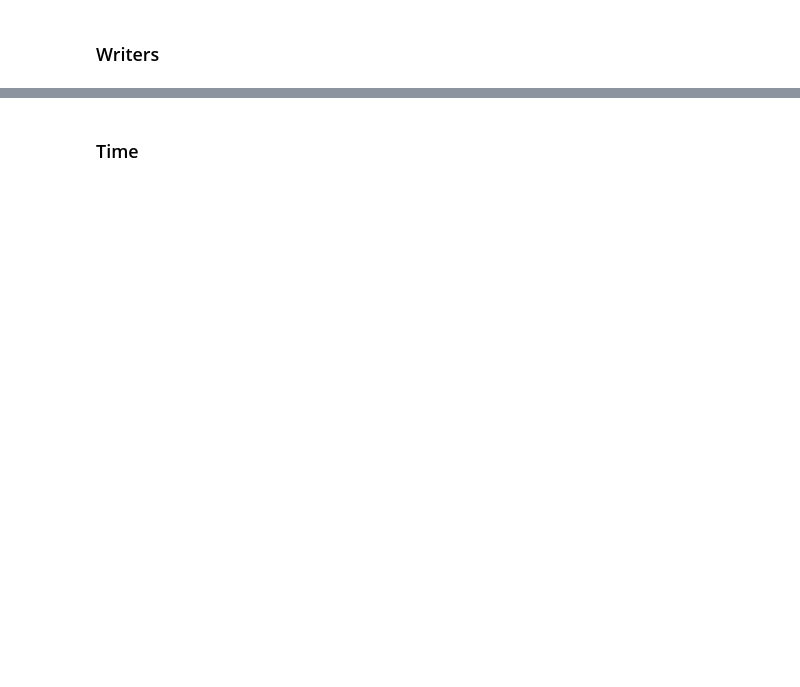
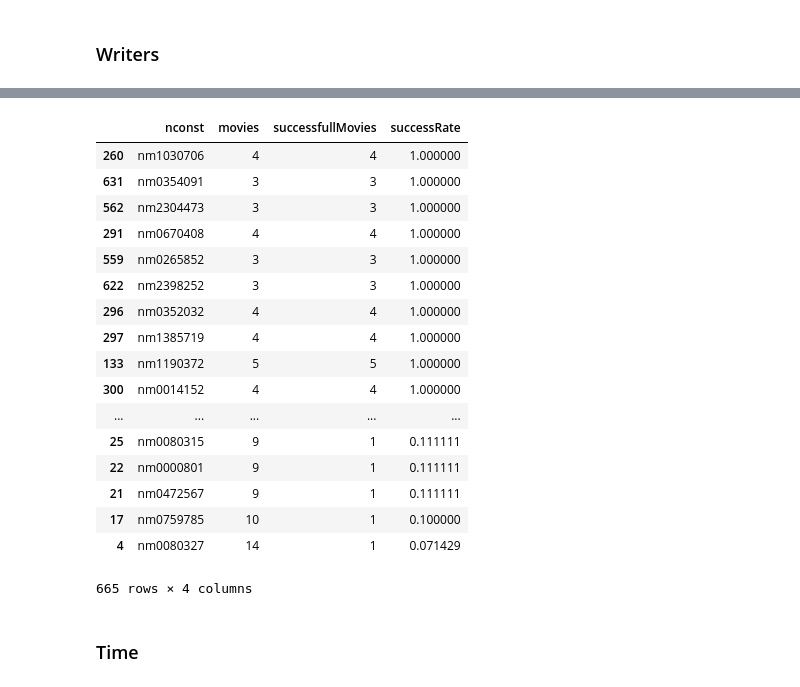
Before and after one commit to philipohlund/2IS063_project, a Jupyter notebook: Data Mining Project.ipynb, the cells around one changed output, grey strips where cells are left out. Saved outputs shown, nothing was run; the diff lists cells and outputs as text; code cells hidden in the pictures; blank space fills up the shorter version.

```diff
--- a/Data Mining Project.ipynb
+++ b/Data Mining Project.ipynb
@@ -293,9 +735,28 @@ writers
 # %%
 for i, row in writers.iterrows():
-    writers.at[i, 'SuccessRate'] = writers.at[i, 'SuccessfullMovies'] / writers.at[i, 'Movies']
+    writers.at[i, 'successRate'] = writers.at[i, 'successfullMovies'] / writers.at[i, 'movies']
 
-writers = writers[writers.Movies >= 3]
-writers.sort_values(by='SuccessRate', ascending=0)
+writers = writers[writers.movies >= 3]
+writers.sort_values(by='successRate', ascending=0)
+# %% [output]
+|  | nconst | movies | successfullMovies | successRate |
+| 260 | nm1030706 | 4 | 4 | 1.000000 |
+| 631 | nm0354091 | 3 | 3 | 1.000000 |
+| 562 | nm2304473 | 3 | 3 | 1.000000 |
+| 291 | nm0670408 | 4 | 4 | 1.000000 |
+| 559 | nm0265852 | 3 | 3 | 1.000000 |
+| 622 | nm2398252 | 3 | 3 | 1.000000 |
+| 296 | nm0352032 | 4 | 4 | 1.000000 |
+| 297 | nm1385719 | 4 | 4 | 1.000000 |
+| 133 | nm1190372 | 5 | 5 | 1.000000 |
+| 300 | nm0014152 | 4 | 4 | 1.000000 |
+| ... | ... | ... | ... | ... |
+| 25 | nm0080315 | 9 | 1 | 0.111111 |
+| 22 | nm0000801 | 9 | 1 | 0.111111 |
+| 21 | nm0472567 | 9 | 1 | 0.111111 |
+| 17 | nm0759785 | 10 | 1 | 0.100000 |
+| 4 | nm0080327 | 14 | 1 | 0.071429 |
+665 rows × 4 columns
 # %% [markdown]
 ### Time
 # %%
```
Also changed, not shown: parts of 29 cells of this notebook.
